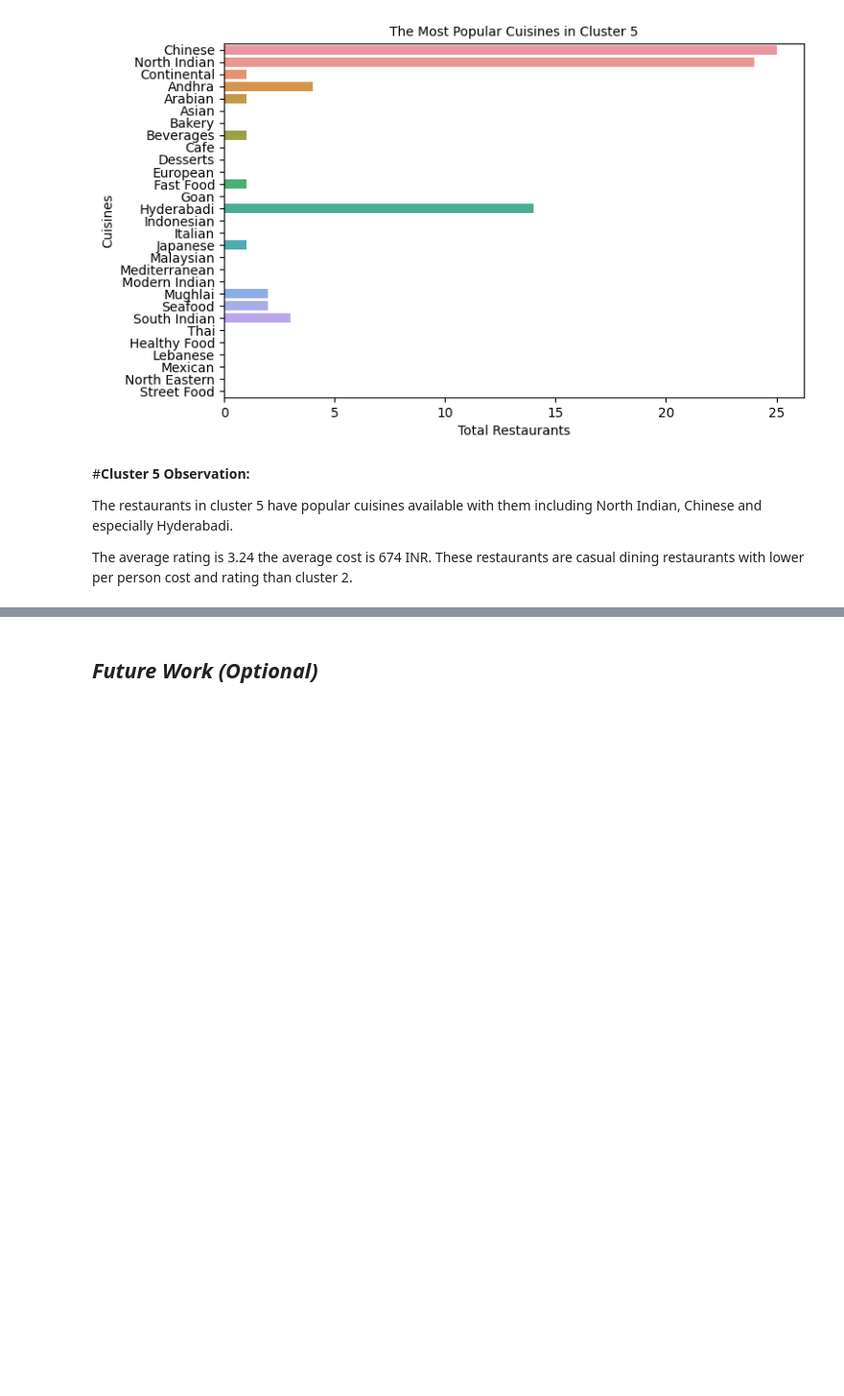
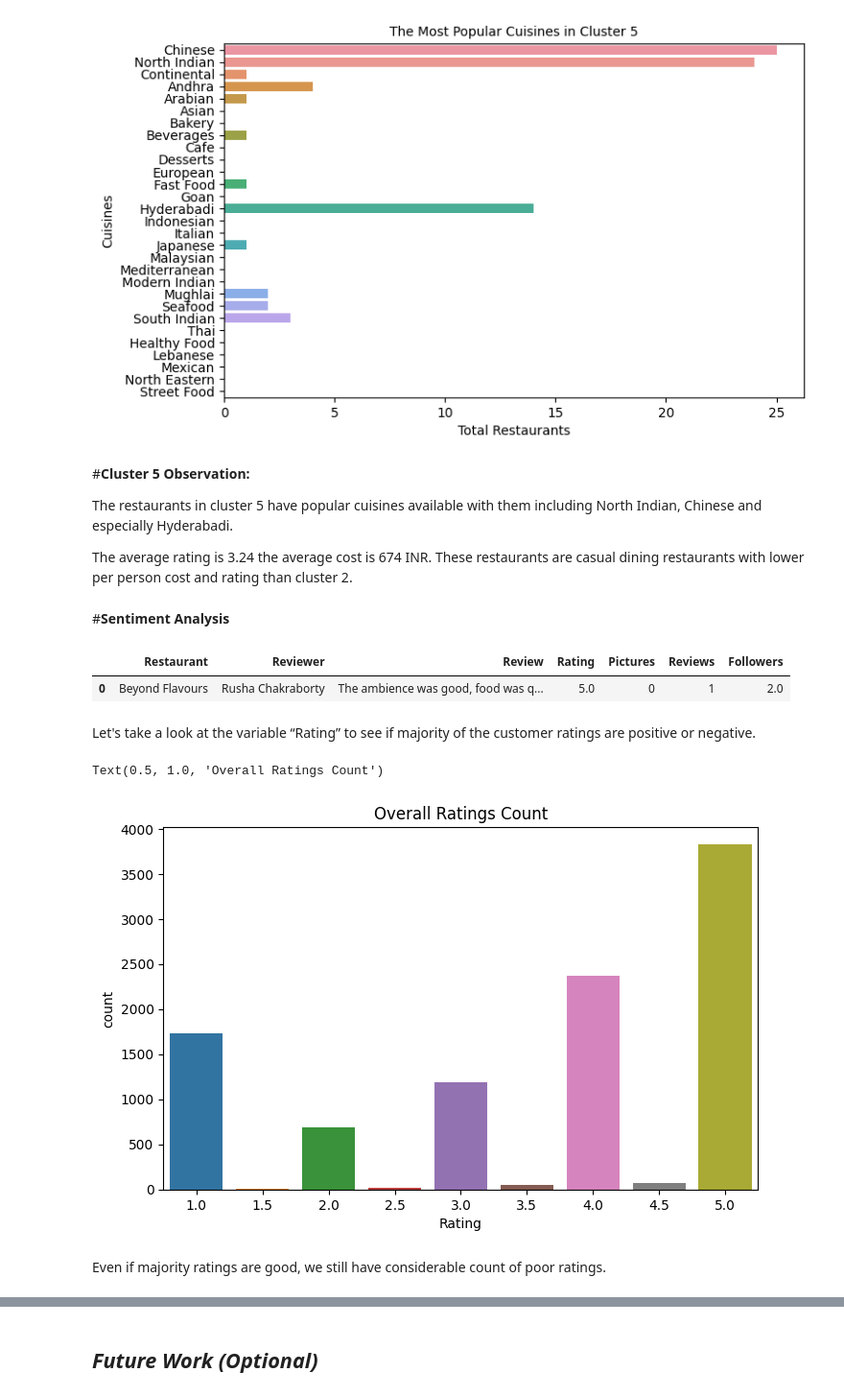
Before and after one commit to vak1997/Zomato-Restaurant-Clustering-and-Sentiment-Analysis, a Jupyter notebook: Zomato_Restaurant_Clustering_and_Sentiment_Analysis.ipynb, the cells around one changed output, grey strips where cells are left out. Shown at 96% size. Cells and saved outputs as stored; diff of their text form; code cells hidden in the pictures; blank space fills up the shorter version.

Commit message:
Sentiment Analysis

```diff
--- a/Zomato_Restaurant_Clustering_and_Sentiment_Analysis.ipynb
+++ b/Zomato_Restaurant_Clustering_and_Sentiment_Analysis.ipynb
@@ -1424,3 +1372,23 @@ cluster_cuisines(names_df[names_df['label']==5],'Cluster 5')
 The restaurants in cluster 5 have popular cuisines available with them including North Indian, Chinese and especially Hyderabadi.
 
 The average rating is 3.24 the average cost is 674 INR. These restaurants are casual dining restaurants with lower per person cost and rating than cluster 2.
+# %% [markdown]
+#**Sentiment Analysis**
+# %%
+#reviews data
+sen_df = reviews_df.copy()
+reviews_df.head(1)
+# %% [output]
+|  | Restaurant | Reviewer | Review | Rating | Pictures | Reviews | Followers |
+| 0 | Beyond Flavours | Rusha Chakraborty | The ambience was good, food was q... | 5.0 | 0 | 1 | 2.0 |
+# %% [markdown]
+Let's take a look at the variable “Rating” to see if majority of the customer ratings are positive or negative.
+# %%
+#visualizing different ratings count
+sns.countplot(x=reviews_df['Rating'])
+plt.title('Overall Ratings Count')
+# %% [output]
+Text(0.5, 1.0, 'Overall Ratings Count')
+[figure, added]
+# %% [markdown]
+Even if majority ratings are good, we still have considerable count of poor ratings.
```
Also changed, not shown: parts of 34 cells of this notebook.
